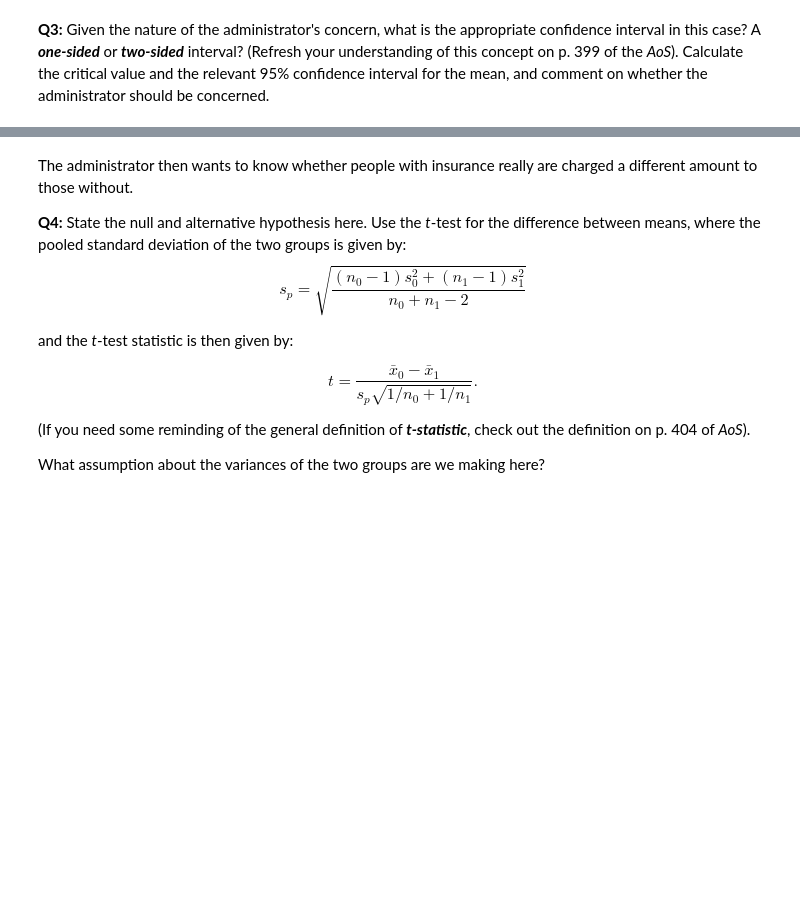
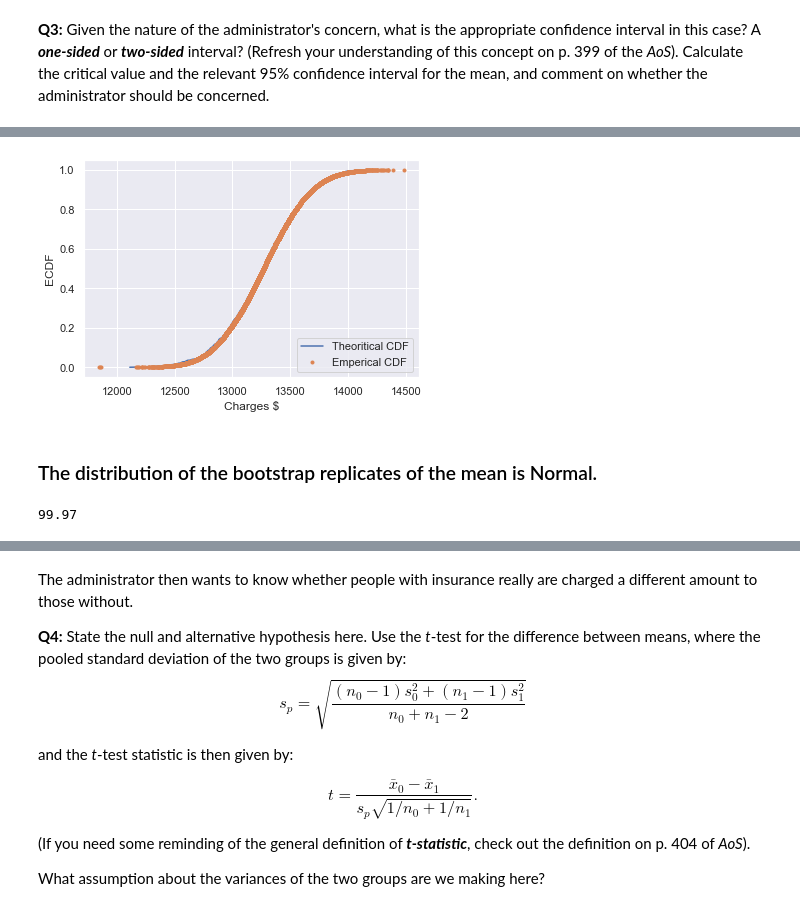
Before and after one commit to EnsiehBahrami/Mini-Projects, a Jupyter notebook: Frequentist-Inference/Frequentist Inference Case Study - Part B (2).ipynb, the cells around one changed output, grey strips where cells are left out. Drawn from its saved outputs; the diff is of its cells as text; code cells hidden in the pictures; blank space fills up the shorter version.

```diff
--- a/Frequentist-Inference/Frequentist Inference Case Study - Part B (2).ipynb
+++ b/Frequentist-Inference/Frequentist Inference Case Study - Part B (2).ipynb
@@ -99,0 +176,27 @@ def charges_sampler(n):
+# %%
+#plot the theoritical CDF and compare with emperical CDF
+
+#theoritical CDF
+sample_normal = np.random.normal(mean_of_means1,std_of_means1,1000)
+x_theo, y_theo = ecdf(sample_normal)
+plt.plot(x_theo, y_theo,label='Theoritical CDF')
+
+
+#Emperical CDF
+x, y = ecdf(bootstrap1.sample_means)
+plt.plot(x, y,label='Emperical CDF', marker='.', linestyle='none')
+
+plt.xlabel('Charges $')
+plt.ylabel('ECDF')
+plt.legend(loc='lower right')
+plt.show()
+# %% [output]
+[figure, added]
+# %% [markdown]
+### The distribution of the bootstrap replicates of the mean is Normal.
+# %%
+#P-value corresponding to the value of 12000 in distribution of mean of means.
+p_value = 100-st.percentileofscore(bootstrap1.sample_means, 12000)
+p_value
+# %% [output]
+99.97
```
Also changed, not shown: parts of 27 cells of this notebook.
